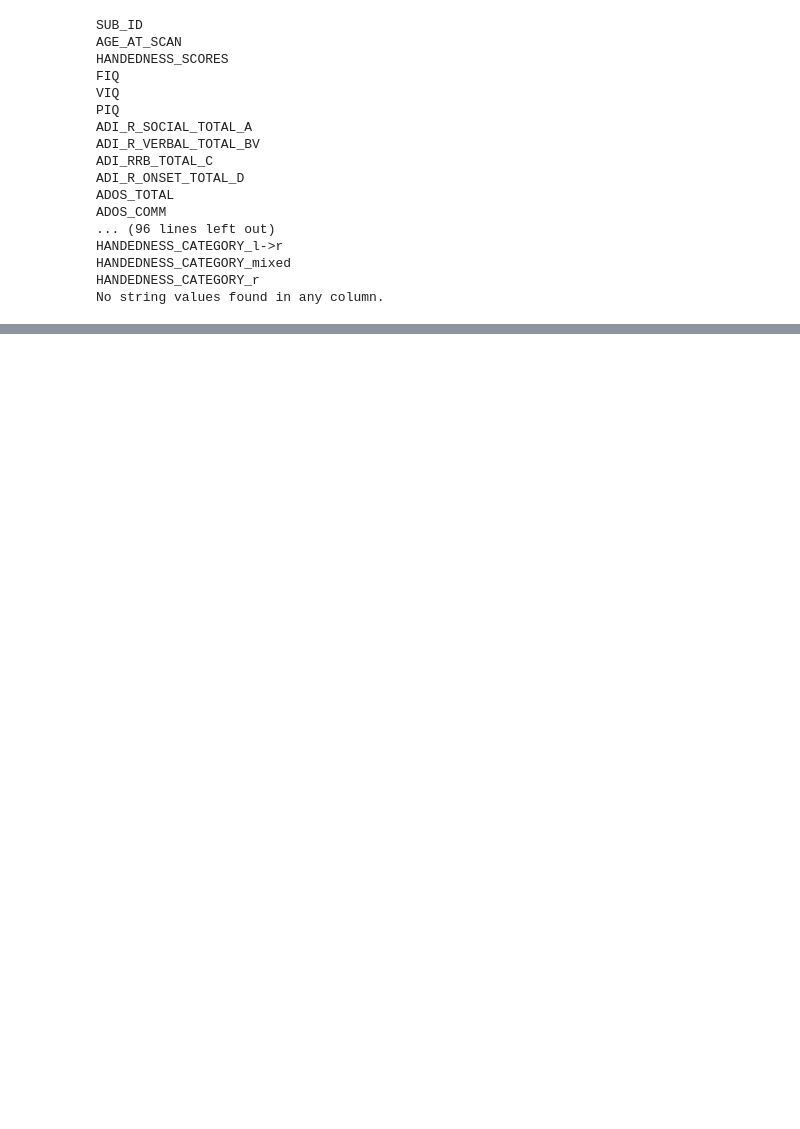
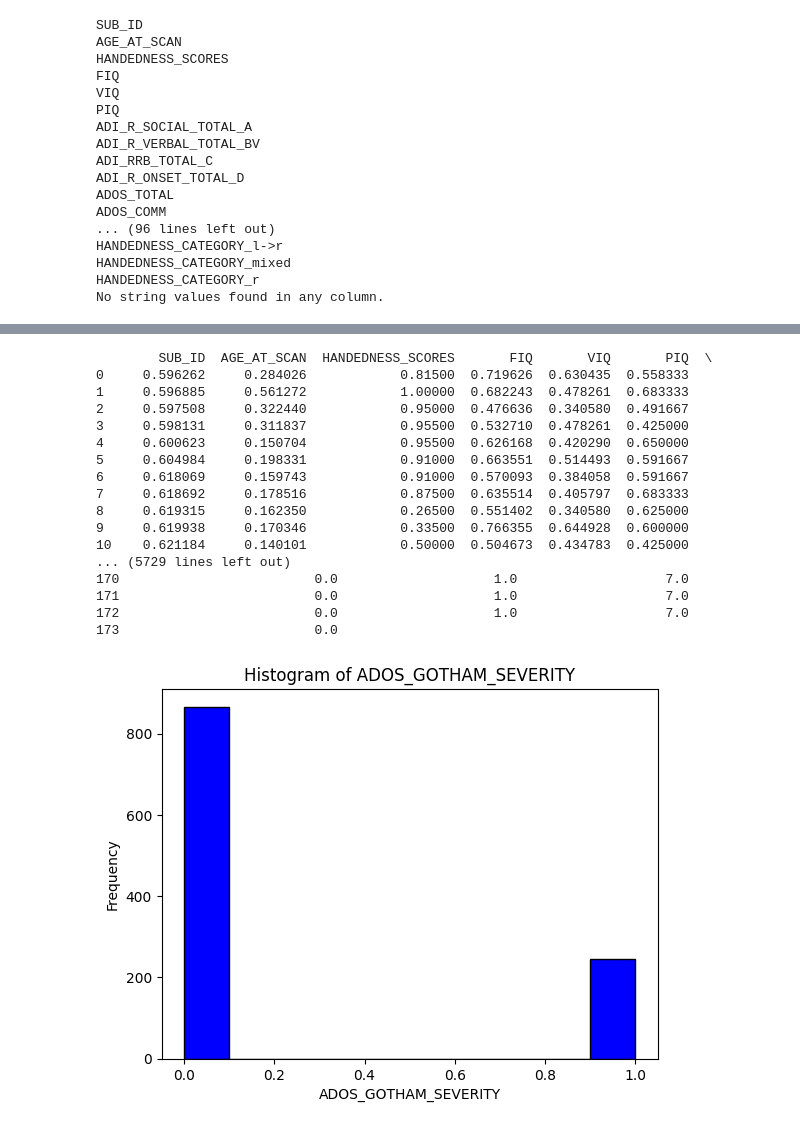
Before and after one commit to allison2368/Autism-Brain-Imaging-Data-Exchange-ABIDE-, a Jupyter notebook: knn.ipynb, the cells around one changed output, grey strips where cells are left out. Drawn from its saved outputs; the diff is of its cells as text; code cells hidden in the pictures; blank space fills up the shorter version.

```diff
--- a/knn.ipynb
+++ b/knn.ipynb
@@ -191,0 +206,74 @@ Name: ADOS_GOTHAM_SEVERITY, dtype: float64
+# %%
+from sklearn.preprocessing import MinMaxScaler
+
+# Assuming you have a DataFrame called one_hot_encoded_data
+# Assuming you have a variable called 'severity_column' storing the 'ADOS_GOTHAM_SEVERITY' column
+severity_column = one_hot_encoded_data['ADOS_GOTHAM_SEVERITY']
+# Remove the 'ADOS_GOTHAM_SEVERITY' column
+one_hot_encoded_data_without_severity = one_hot_encoded_data.drop('ADOS_GOTHAM_SEVERITY', axis=1)
+
+# Initialize the MinMaxScaler
+scaler = MinMaxScaler()
+
+# Scale the remaining data frame
+scaled_data = scaler.fit_transform(one_hot_encoded_data_without_severity)
+
+# Convert the scaled array back to a DataFrame
+scaled_df = pd.DataFrame(scaled_data, columns=one_hot_encoded_data_without_severity.columns)
+
+# Attach the 'ADOS_GOTHAM_SEVERITY' column back to the scaled DataFrame
+scaled_df['ADOS_GOTHAM_SEVERITY'] = severity_column.values
+
+# Display the modified DataFrame
+print(scaled_df)
+
+
+# i want to impute the data, use sklearn knn imputer
+# only works with numpy array
+from sklearn.impute import KNNImputer
+
+imputer = KNNImputer(n_neighbors=1)
+# Convert the DataFrame to a NumPy array
+data_array_scaled = scaled_df.values
+
+# Fit the imputer to the data and transform it
+imputed_data_array_scaled = imputer.fit_transform(data_array_scaled)
+
+# Convert the imputed NumPy array back to a DataFrame
+imputed_df_scaled = pd.DataFrame(imputed_data_array_scaled, columns=one_hot_encoded_data.columns)
+print(imputed_df_scaled['ADOS_GOTHAM_SEVERITY'])
+
+import pandas as pd
+import matplotlib.pyplot as plt
+
+# Assuming you already have imputed_df DataFrame created
+
+# Plot histogram
+plt.hist(imputed_df_scaled['ADOS_GOTHAM_SEVERITY'], bins=10, color='blue', edgecolor='black')
+
+# Add labels and title
+plt.xlabel('ADOS_GOTHAM_SEVERITY')
+plt.ylabel('Frequency')
+plt.title('Histogram of ADOS_GOTHAM_SEVERITY')
+
+# Show plot
+plt.show()
+# %% [output]
+        SUB_ID  AGE_AT_SCAN  HANDEDNESS_SCORES       FIQ       VIQ       PIQ  \
+0     0.596262     0.284026            0.81500  0.719626  0.630435  0.558333
+1     0.596885     0.561272            1.00000  0.682243  0.478261  0.683333
+2     0.597508     0.322440            0.95000  0.476636  0.340580  0.491667
+3     0.598131     0.311837            0.95500  0.532710  0.478261  0.425000
+4     0.600623     0.150704            0.95500  0.626168  0.420290  0.650000
+5     0.604984     0.198331            0.91000  0.663551  0.514493  0.591667
+6     0.618069     0.159743            0.91000  0.570093  0.384058  0.591667
+7     0.618692     0.178516            0.87500  0.635514  0.405797  0.683333
+8     0.619315     0.162350            0.26500  0.551402  0.340580  0.625000
+9     0.619938     0.170346            0.33500  0.766355  0.644928  0.600000
+10    0.621184     0.140101            0.50000  0.504673  0.434783  0.425000
+... (5729 lines left out)
+170                         0.0                    1.0                   7.0
+171                         0.0                    1.0                   7.0
+172                         0.0                    1.0                   7.0
+173                         0.0
+[figure, added]
```
Also changed, not shown: parts of 5 cells of this notebook.
